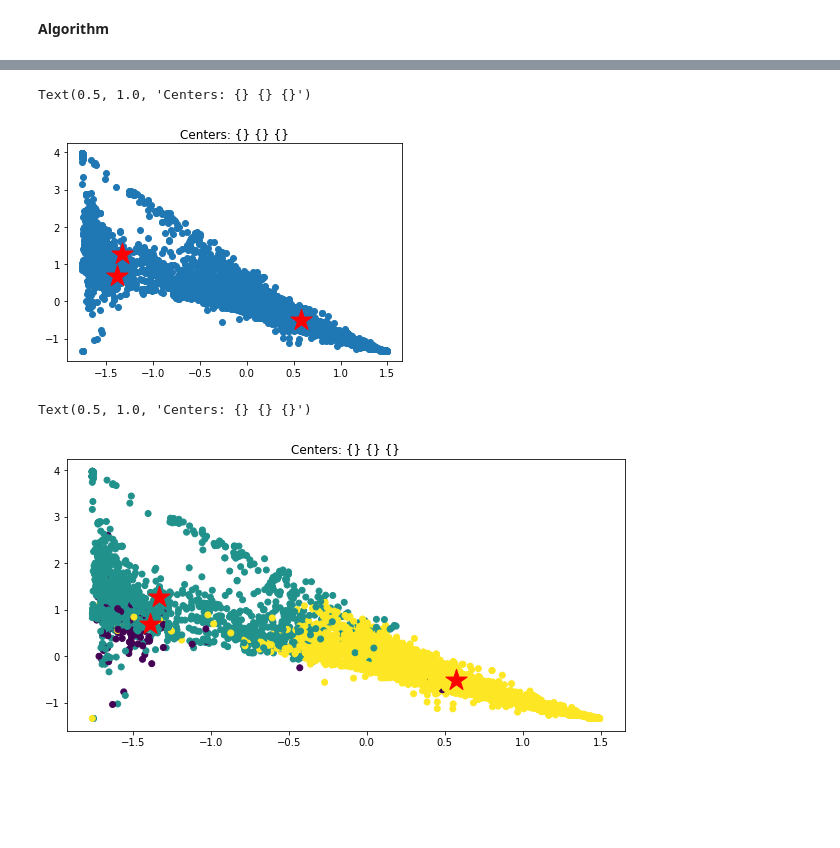
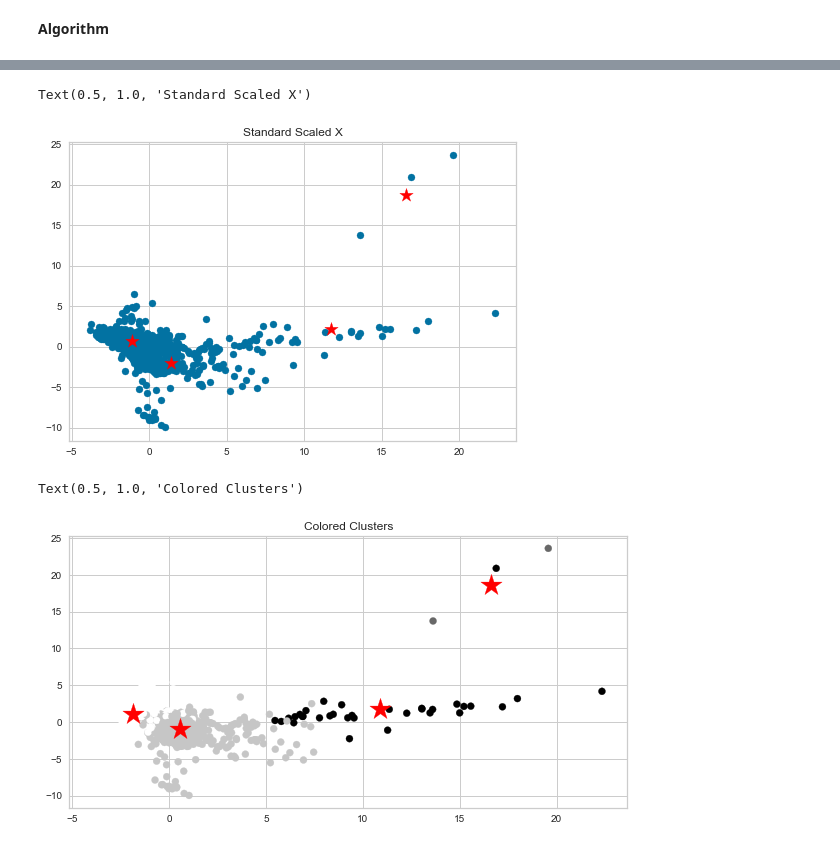
Before and after one commit to nutzbee/Collab-Tests, a Jupyter notebook: example.ipynb, the cells around one changed output, grey strips where cells are left out. Saved outputs shown, nothing was run; the diff lists cells and outputs as text; code cells hidden in the pictures; blank space fills up the shorter version.

```diff
--- a/example.ipynb
+++ b/example.ipynb
@@ -180,0 +316,5 @@ original.shape
+# %%
+print(original.shape)
+#get only 1000 samples for this trial
+original = original.sample(n = 1000)
+print(original.shape)
@@ -238,6 +381,6 @@ Refuse_Pct             50
 dtype: int64
 # %%
-nutrientsDF = nutrientsDf.fillna(0)
+nutrientsDF = nutrientsDf.fillna(nutrientsDf.median())
 nutrientsDF.isnull().sum()
 # %% [output]
 Water_(g)            0
@@ -277,5 +420,9 @@ array([[-1.24244853,  2.88861189, -0.99648372, ..., -0.39892732,
+# %%
+pca = PCA(n_components=0.95)
+standardScaledX = pca.fit_transform(standardScaledX)
+sspca = pd.DataFrame(data=standardScaledX.flatten())
 # %% [markdown]
 **Algorithm**
 # %%
 #from kmodes.kmodes import KModes
-kmeans = KMeans(n_clusters=3, init='k-means++', n_init=4, verbose=1).fit(standardScaledX)
+kmeans = KMeans(n_clusters=4, random_state=0).fit(standardScaledX)
@@ -353,25 +481,24 @@ nutrientsDF.head()
 5 rows × 52 columns
 # %%
 plt.scatter(standardScaledX[:,0], standardScaledX[:,1])
-plt.scatter(centers[:,0], centers[:,1], s=500, color="red", marker="*")
-plt.title("Centers: {} {} {}")
+plt.scatter(centers[:,0], centers[:,1], s=200, color="red", marker="*")
+plt.title("Standard Scaled X")
 # %% [output]
-Text(0.5, 1.0, 'Centers: {} {} {}')
+Text(0.5, 1.0, 'Standard Scaled X')
-[figure, old version]
+[figure, new version]
 # %%
 from sklearn import cluster
-from kmodes.kmodes import KModes
-cl = cluster.KMeans(n_clusters=3)
+cl = cluster.KMeans(n_clusters=4)
 cl.fit(standardScaledX)
 plt.figure(figsize=(10,5))
 plt.scatter(standardScaledX[:,0], standardScaledX[:,1],
             c=cl.predict(standardScaledX))
 plt.scatter(cl.cluster_centers_[:,0],
             cl.cluster_centers_[:,1], s=500, color="red", marker="*")
-plt.title("Centers: {} {} {}")
+plt.title("Colored Clusters")
 # %% [output]
-Text(0.5, 1.0, 'Centers: {} {} {}')
+Text(0.5, 1.0, 'Colored Clusters')
-[figure, old version]
+[figure, new version]
 # %%
 no_of_clusters = [2,3,4,5,6]
 for n_clusters in no_of_clusters:
```
Also changed, not shown: parts of 24 cells of this notebook, 2 other files.
